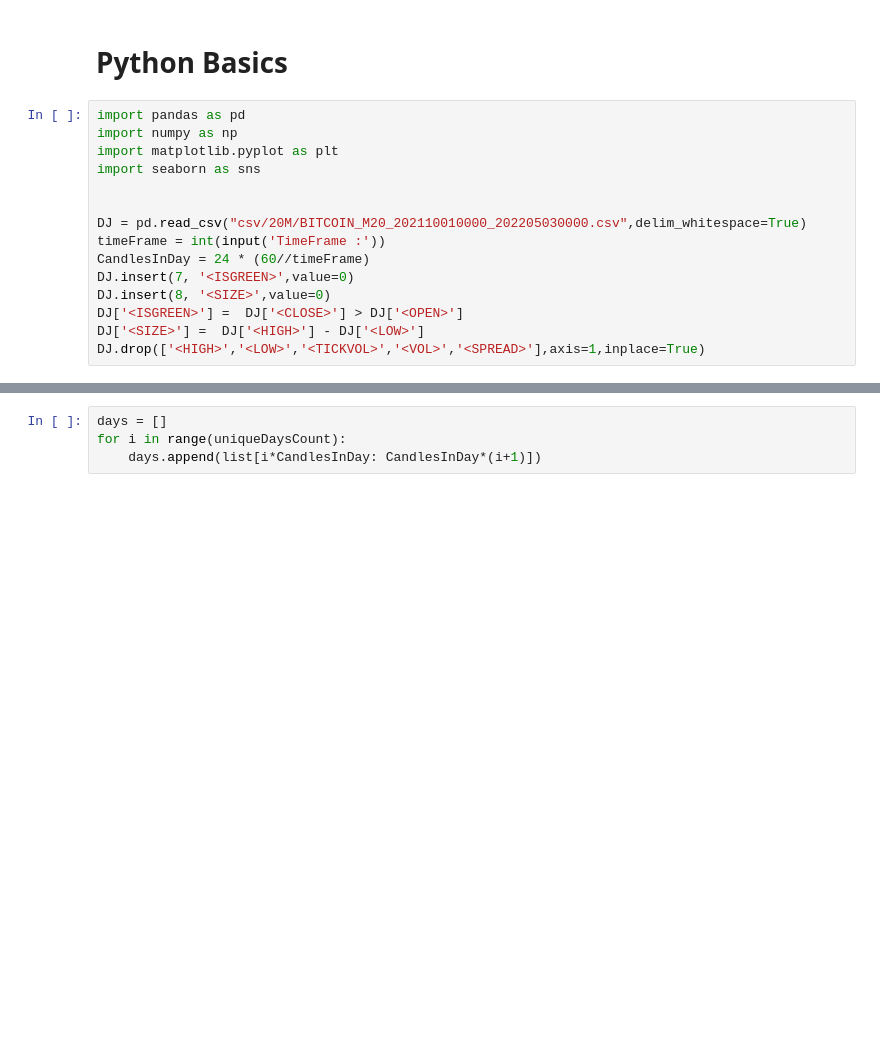
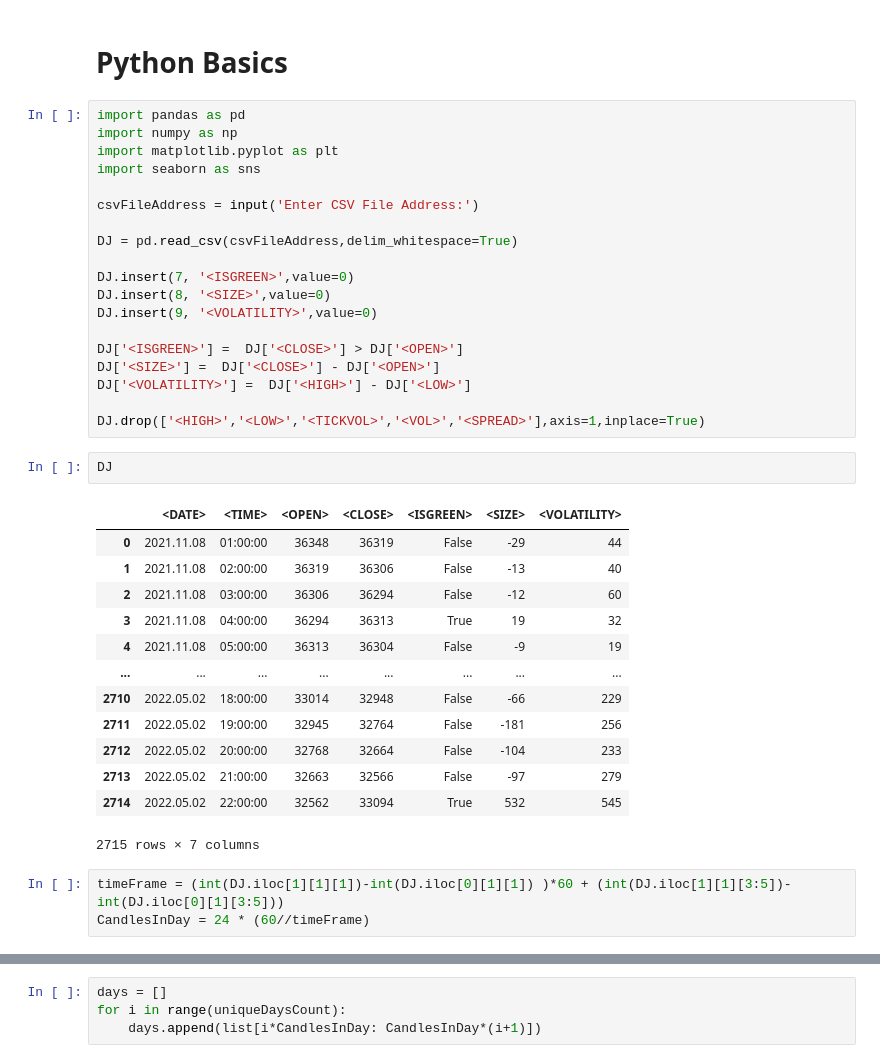
Before and after one commit to alint77/Candles-ProbCheck, a Jupyter notebook: PropCheck.ipynb, the cells around one changed output, grey strips where cells are left out. Cells and saved outputs as stored; diff of their text form; blank space fills up the shorter version.

```diff
--- a/PropCheck.ipynb
+++ b/PropCheck.ipynb
@@ -6,15 +6,38 @@ import numpy as np
 import matplotlib.pyplot as plt
 import seaborn as sns
 
+csvFileAddress = input('Enter CSV File Address:')
 
-DJ = pd.read_csv("csv/20M/BITCOIN_M20_202110010000_202205030000.csv",delim_whitespace=True)
-timeFrame = int(input('TimeFrame :'))
-CandlesInDay = 24 * (60//timeFrame)
+DJ = pd.read_csv(csvFileAddress,delim_whitespace=True)
+
 DJ.insert(7, '<ISGREEN>',value=0)
 DJ.insert(8, '<SIZE>',value=0)
+DJ.insert(9, '<VOLATILITY>',value=0)
+
 DJ['<ISGREEN>'] =  DJ['<CLOSE>'] > DJ['<OPEN>']
-DJ['<SIZE>'] =  DJ['<HIGH>'] - DJ['<LOW>']
+DJ['<SIZE>'] =  DJ['<CLOSE>'] - DJ['<OPEN>']
+DJ['<VOLATILITY>'] =  DJ['<HIGH>'] - DJ['<LOW>']
+
 DJ.drop(['<HIGH>','<LOW>','<TICKVOL>','<VOL>','<SPREAD>'],axis=1,inplace=True)
+# %%
+DJ
+# %% [output]
+|  | <DATE> | <TIME> | <OPEN> | <CLOSE> | <ISGREEN> | <SIZE> | <VOLATILITY> |
+| 0 | 2021.11.08 | 01:00:00 | 36348 | 36319 | False | -29 | 44 |
+| 1 | 2021.11.08 | 02:00:00 | 36319 | 36306 | False | -13 | 40 |
+| 2 | 2021.11.08 | 03:00:00 | 36306 | 36294 | False | -12 | 60 |
+| 3 | 2021.11.08 | 04:00:00 | 36294 | 36313 | True | 19 | 32 |
+| 4 | 2021.11.08 | 05:00:00 | 36313 | 36304 | False | -9 | 19 |
+| ... | ... | ... | ... | ... | ... | ... | ... |
+| 2710 | 2022.05.02 | 18:00:00 | 33014 | 32948 | False | -66 | 229 |
+| 2711 | 2022.05.02 | 19:00:00 | 32945 | 32764 | False | -181 | 256 |
+| 2712 | 2022.05.02 | 20:00:00 | 32768 | 32664 | False | -104 | 233 |
+| 2713 | 2022.05.02 | 21:00:00 | 32663 | 32566 | False | -97 | 279 |
+| 2714 | 2022.05.02 | 22:00:00 | 32562 | 33094 | True | 532 | 545 |
+2715 rows × 7 columns
+# %%
+timeFrame = (int(DJ.iloc[1][1][1])-int(DJ.iloc[0][1][1]) )*60 + (int(DJ.iloc[1][1][3:5])-int(DJ.iloc[0][1][3:5]))
+CandlesInDay = 24 * (60//timeFrame)
 # %%
 def candleToTime(j):
     minuteMult = CandlesInDay//24
```
Also changed, not shown: parts of 7 cells of this notebook.
